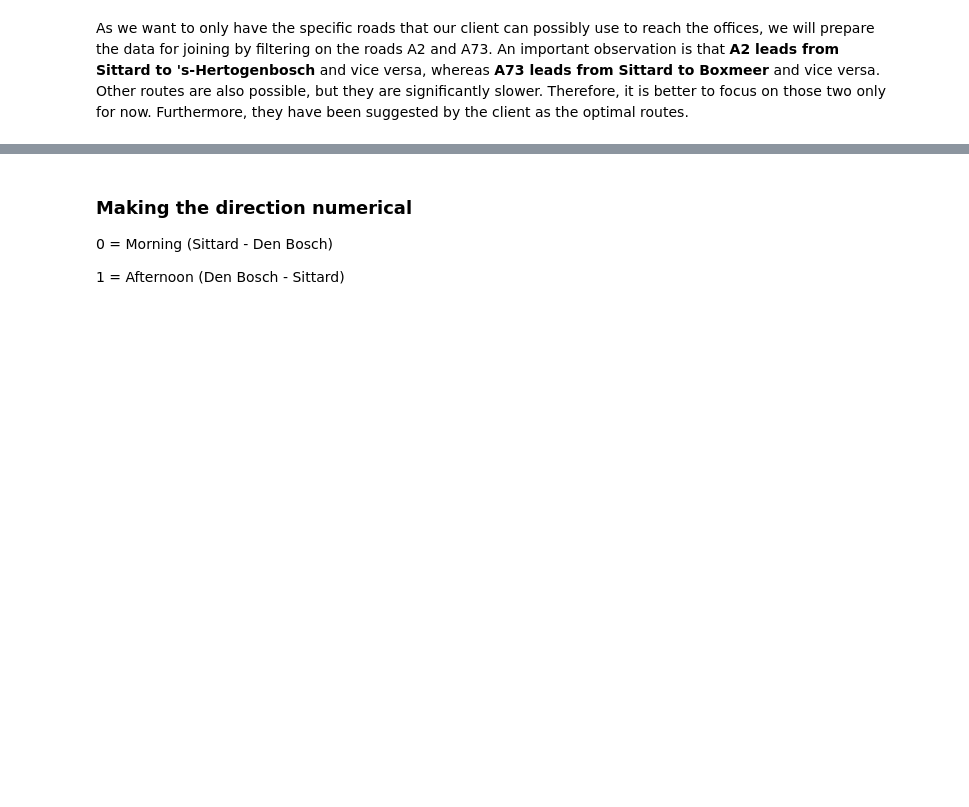
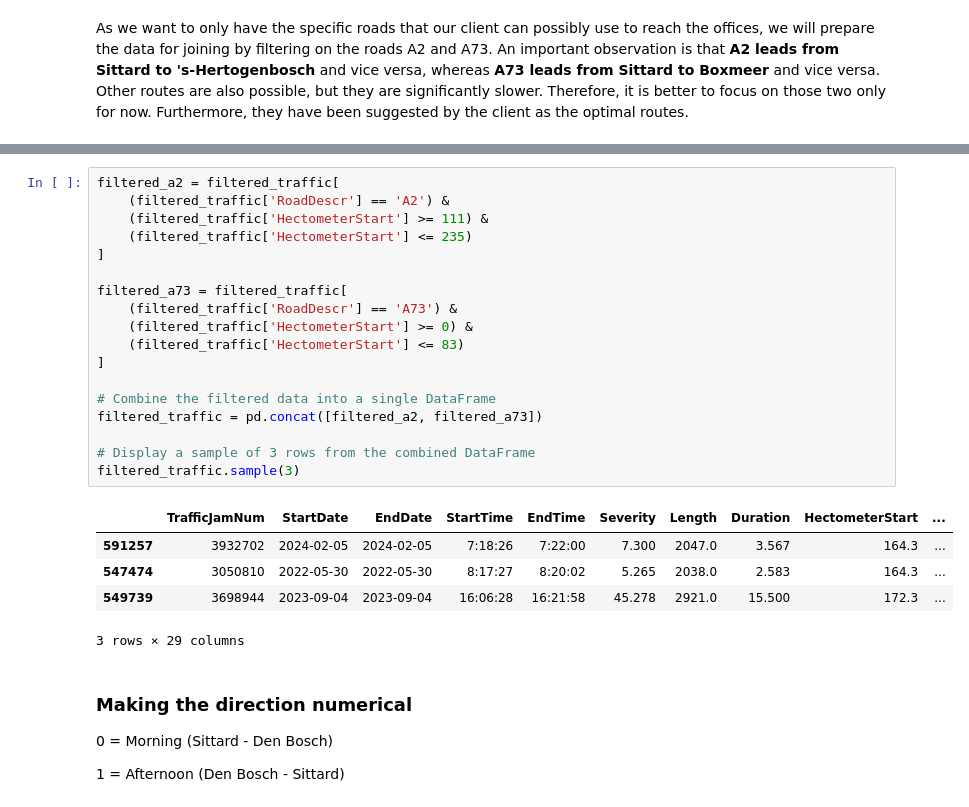
Before and after one commit to mhristev/TodayAI, a Jupyter notebook: traffic.ipynb, the cells around one changed output, grey strips where cells are left out. Cells and saved outputs as stored; diff of their text form; blank space fills up the shorter version.

```diff
--- a/traffic.ipynb
+++ b/traffic.ipynb
@@ -105,3 +101,27 @@ array(['aflopend'], dtype=object)
+# %%
+filtered_a2 = filtered_traffic[
+    (filtered_traffic['RoadDescr'] == 'A2') &
+    (filtered_traffic['HectometerStart'] >= 111) &
+    (filtered_traffic['HectometerStart'] <= 235)
+]
+
+filtered_a73 = filtered_traffic[
+    (filtered_traffic['RoadDescr'] == 'A73') &
+    (filtered_traffic['HectometerStart'] >= 0) &
+    (filtered_traffic['HectometerStart'] <= 83)
+]
+
+# Combine the filtered data into a single DataFrame
+filtered_traffic = pd.concat([filtered_a2, filtered_a73])
+
+# Display a sample of 3 rows from the combined DataFrame
+filtered_traffic.sample(3)
+# %% [output]
+|  | TrafficJamNum | StartDate | EndDate | StartTime | EndTime | Severity | Length | Duration | HectometerStart | ... |
+| 591257 | 3932702 | 2024-02-05 | 2024-02-05 | 7:18:26 | 7:22:00 | 7.300 | 2047.0 | 3.567 | 164.3 | ... |
+| 547474 | 3050810 | 2022-05-30 | 2022-05-30 | 8:17:27 | 8:20:02 | 5.265 | 2038.0 | 2.583 | 164.3 | ... |
+| 549739 | 3698944 | 2023-09-04 | 2023-09-04 | 16:06:28 | 16:21:58 | 45.278 | 2921.0 | 15.500 | 172.3 | ... |
+3 rows × 29 columns
 # %% [markdown]
 ### Making the direction numerical
 0 = Morning (Sittard - Den Bosch)
```
Also changed, not shown: parts of 41 cells of this notebook.
